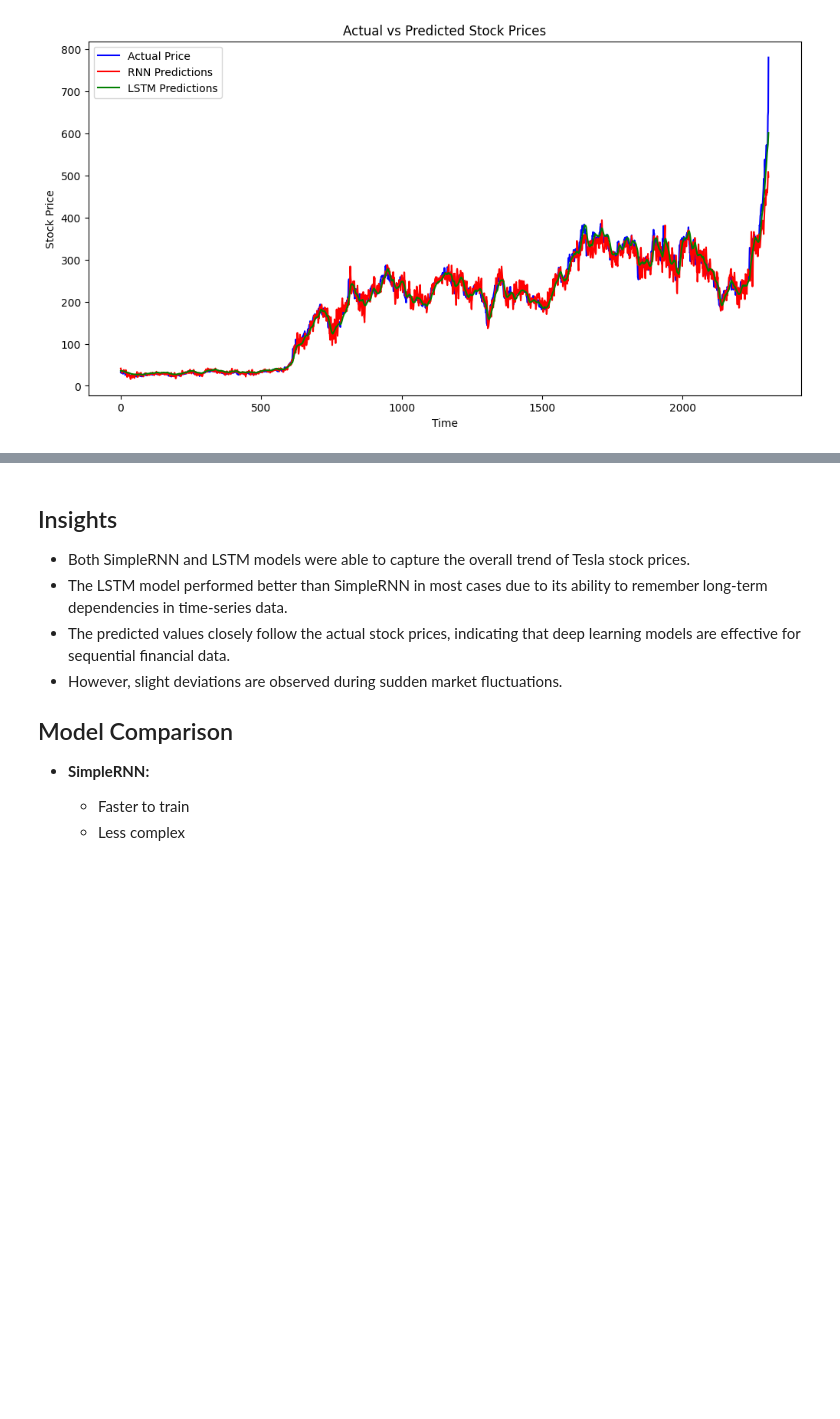
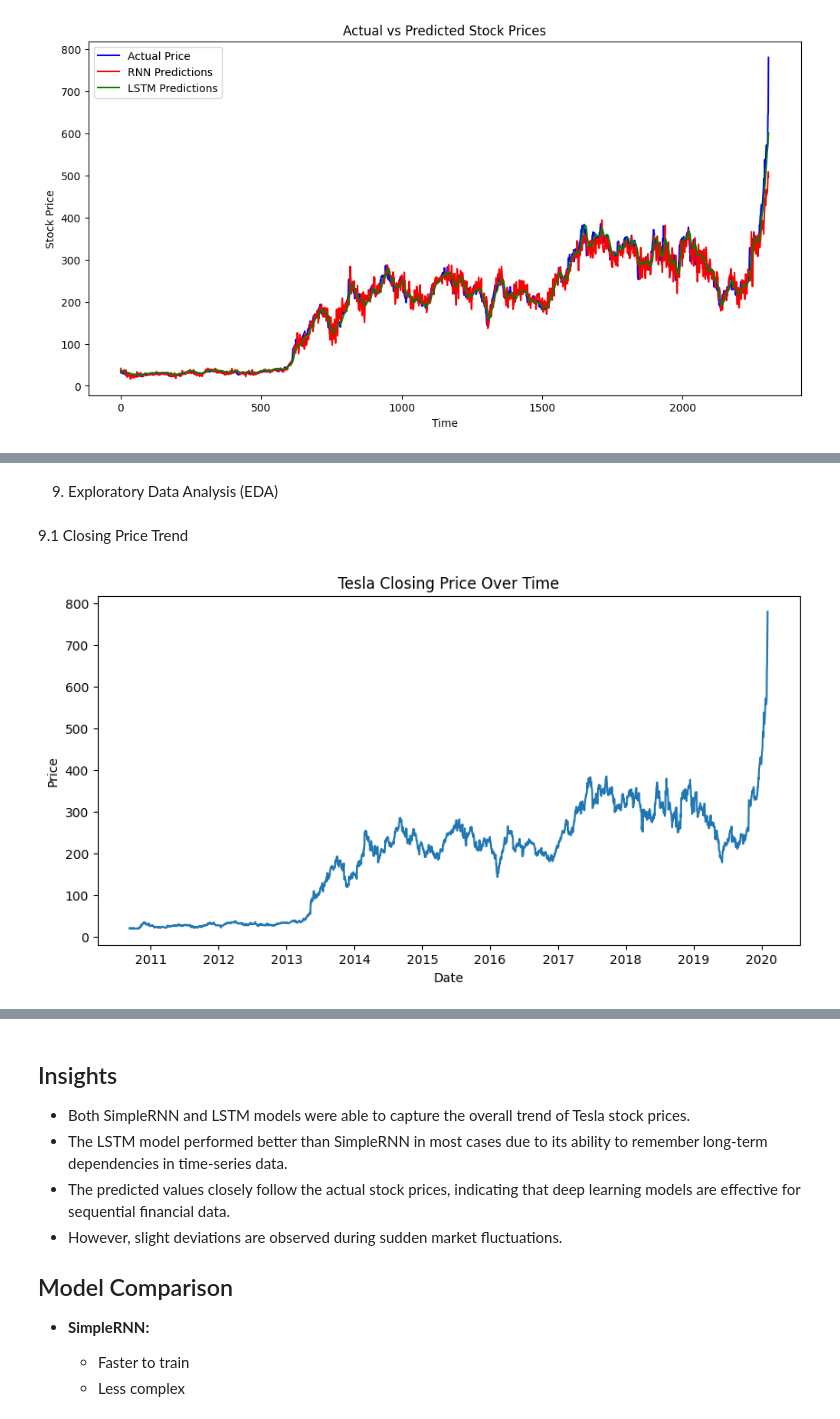
Before and after one commit to Pheonix1330/Tesla-Stock-Price-Prediction, a Jupyter notebook: Tesla_Stock_Price_Prediction_RNN_LSTM.ipynb, the cells around one changed output, grey strips where cells are left out. Saved outputs shown, nothing was run; the diff lists cells and outputs as text; code cells hidden in the pictures; blank space fills up the shorter version.

```diff
--- a/Tesla_Stock_Price_Prediction_RNN_LSTM.ipynb
+++ b/Tesla_Stock_Price_Prediction_RNN_LSTM.ipynb
@@ -488,0 +667,2 @@ plt.show()
+# %%
+df.ffill(inplace=True)
@@ -488,0 +684,13 @@ plt.show()
+# %% [markdown]
+9. Exploratory Data Analysis (EDA)
+# %% [markdown]
+9.1 Closing Price Trend
+# %%
+plt.figure(figsize=(10,5))
+plt.plot(df['Close'])
+plt.title("Tesla Closing Price Over Time")
+plt.xlabel("Date")
+plt.ylabel("Price")
+plt.show()
+# %% [output]
+[figure, added]
```
Also changed, not shown: parts of 26 cells of this notebook.
